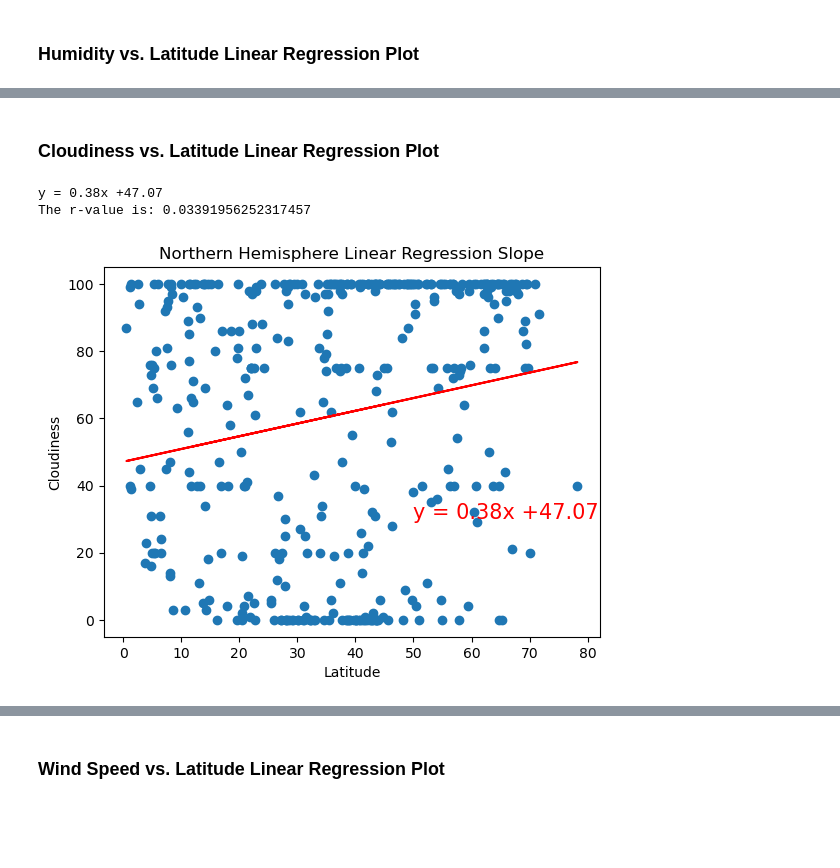
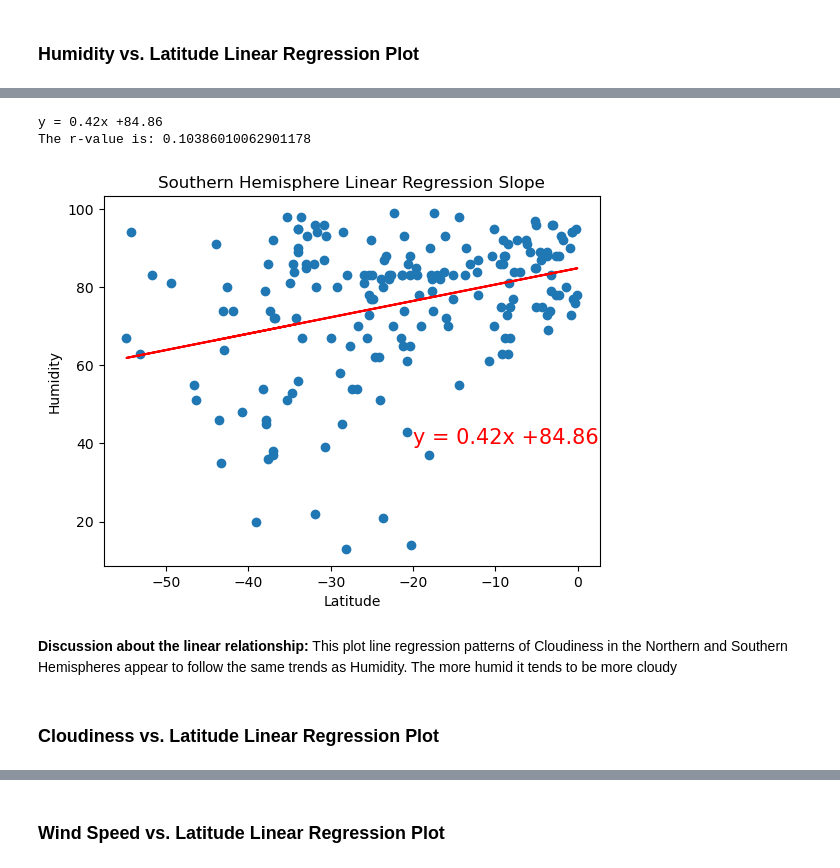
Before and after one commit to AlanBigData/python-api-challenge, a Jupyter notebook: api_prj_files/WeatherPy-alan2.ipynb, the cells around one changed output, grey strips where cells are left out. Saved outputs shown, nothing was run; the diff lists cells and outputs as text; code cells hidden in the pictures; blank space fills up the shorter version.

```diff
--- a/api_prj_files/WeatherPy-alan2.ipynb
+++ b/api_prj_files/WeatherPy-alan2.ipynb
@@ -567,39 +398,10 @@ The r-value is: 0.051282633613885235
+# %%
+liner_regression_plts(southern_hemi_df['Lat'], southern_hemi_df['Humidity'], "Humidity",(-20,40),"Southern Hemisphere Linear Regression Slope")
+# %% [output]
+y = 0.42x +84.86
+The r-value is: 0.10386010062901178
+[figure, added]
+# %% [markdown]
+**Discussion about the linear relationship:** This plot line regression patterns of Cloudiness in the Northern and Southern Hemispheres appear to follow the same trends as Humidity. The more humid it tends to be more cloudy
 # %% [markdown]
 ### Cloudiness vs. Latitude Linear Regression Plot
-# %%
-# Northern Hemisphere
-
-x_values = northern_hemi_df["Lat"]
-y_values = northern_hemi_df["Cloudiness"]
-(slope, intercept, rvalue, pvalue, stderr) = stats.linregress(x_values, y_values)
-
-regress_values = x_values * slope + intercept
-
-
-# Create Northern HF line equation string
-line_eq = "y = " + str(round(slope,2)) + "x +" + str(round(intercept,2))
-print(line_eq)
-
-# Linear regression on Northan Hemisphere
-# Create Plot
-x_values = northern_hemi_df["Lat"]
-y_values = northern_hemi_df["Cloudiness"]
-(slope, intercept, rvalue, pvalue, stderr) = stats.linregress(x_values, y_values)
-plt.scatter(x_values,y_values)
-plt.plot(x_values,regress_values,"r-")
-
-# Label plot and annotate the line equation
-plt.title("Northern Hemisphere Linear Regression Slope")
-plt.xlabel('Latitude')
-plt.ylabel('Cloudiness')
-plt.annotate(line_eq,(50,30),fontsize=15,color="red")
-
-# Print r value
-print(f"The r-value is: {rvalue**2}")
-
-# Show plot
-plt.show()
-# %% [output]
-y = 0.38x +47.07
-The r-value is: 0.03391956252317457
-[figure, removed]
```
Also changed, not shown: parts of 42 cells of this notebook.
